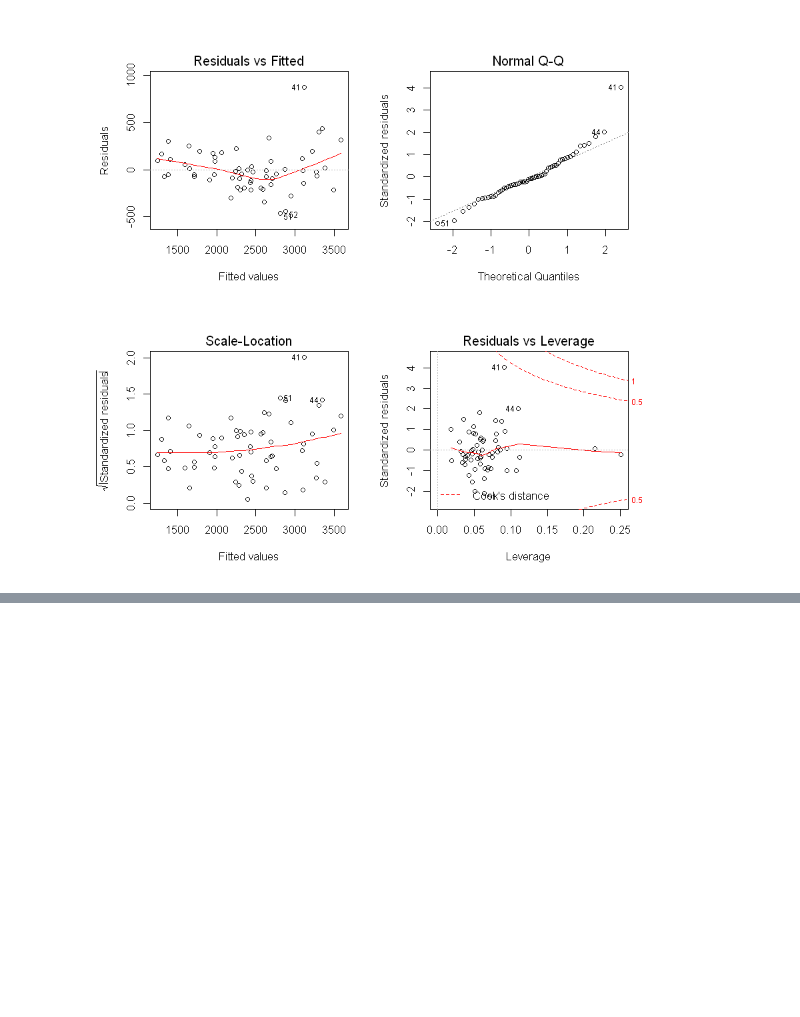
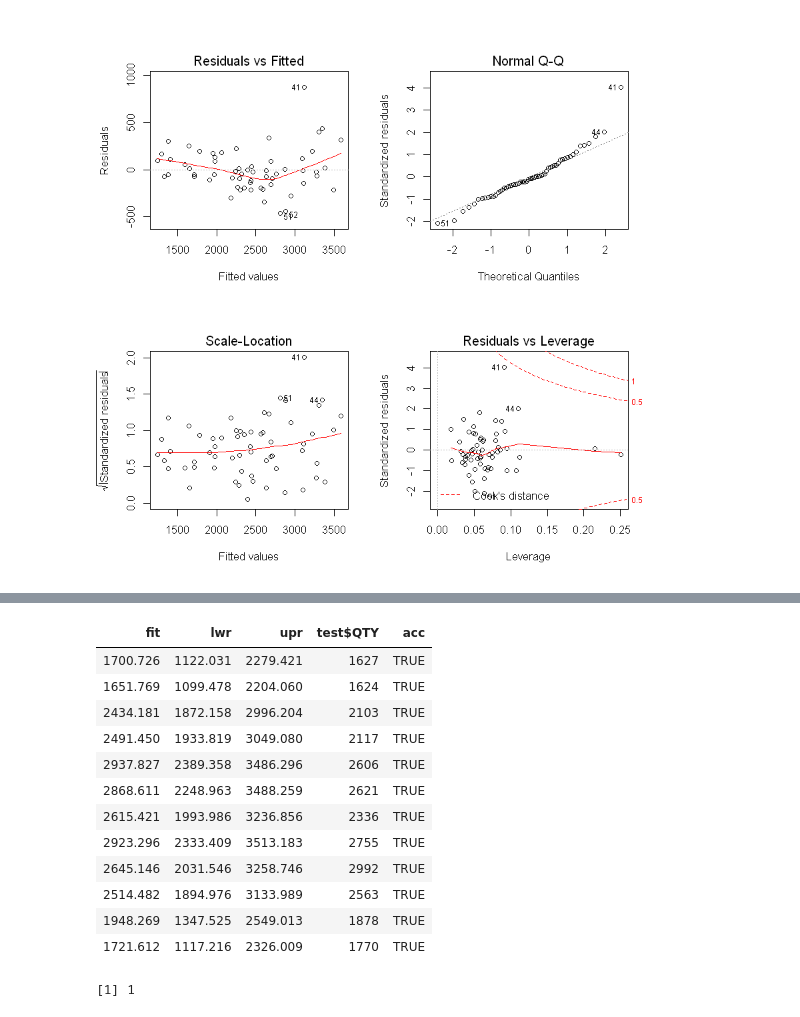
Before and after one commit to chohyunchul/R, a Jupyter notebook: Project1.ipynb, the cells around one changed output, grey strips where cells are left out. Saved outputs shown, nothing was run; the diff lists cells and outputs as text; code cells hidden in the pictures; blank space fills up the shorter version.

```diff
--- a/Project1.ipynb
+++ b/Project1.ipynb
@@ -249,0 +301,4 @@ plot(both3)
+# %%
+train=product1 %>%
+    filter(!grepl('^2013',YM))
+head(train)
@@ -249,0 +313,2 @@ plot(both3)
+# %%
+model=lm(QTY~PRICE+MAXTEMP+SALEDAY+RAIN_DAY+HOLIDAY,data=train)
@@ -249,0 +337,25 @@ plot(both3)
+# %%
+pre=as.data.frame(predict(model,test,interval = "predict"))
+pre=cbind(pre,test$QTY)
+pre$acc[pre$'test$QTY'>=pre$lwr & pre$'test$QTY'<=pre$upr] = T
+pre$acc[is.na(pre$acc)] = F
+# %%
+pre
+# %% [output]
+| fit | lwr | upr | test$QTY | acc |
+| 1700.726 | 1122.031 | 2279.421 | 1627 | TRUE |
+| 1651.769 | 1099.478 | 2204.060 | 1624 | TRUE |
+| 2434.181 | 1872.158 | 2996.204 | 2103 | TRUE |
+| 2491.450 | 1933.819 | 3049.080 | 2117 | TRUE |
+| 2937.827 | 2389.358 | 3486.296 | 2606 | TRUE |
+| 2868.611 | 2248.963 | 3488.259 | 2621 | TRUE |
+| 2615.421 | 1993.986 | 3236.856 | 2336 | TRUE |
+| 2923.296 | 2333.409 | 3513.183 | 2755 | TRUE |
+| 2645.146 | 2031.546 | 3258.746 | 2992 | TRUE |
+| 2514.482 | 1894.976 | 3133.989 | 2563 | TRUE |
+| 1948.269 | 1347.525 | 2549.013 | 1878 | TRUE |
+| 1721.612 | 1117.216 | 2326.009 | 1770 | TRUE |
+# %%
+sum(pre$acc)/dim(pre)[1]
+# %% [output]
+[1] 1
```
Also changed, not shown: parts of 13 cells of this notebook.
